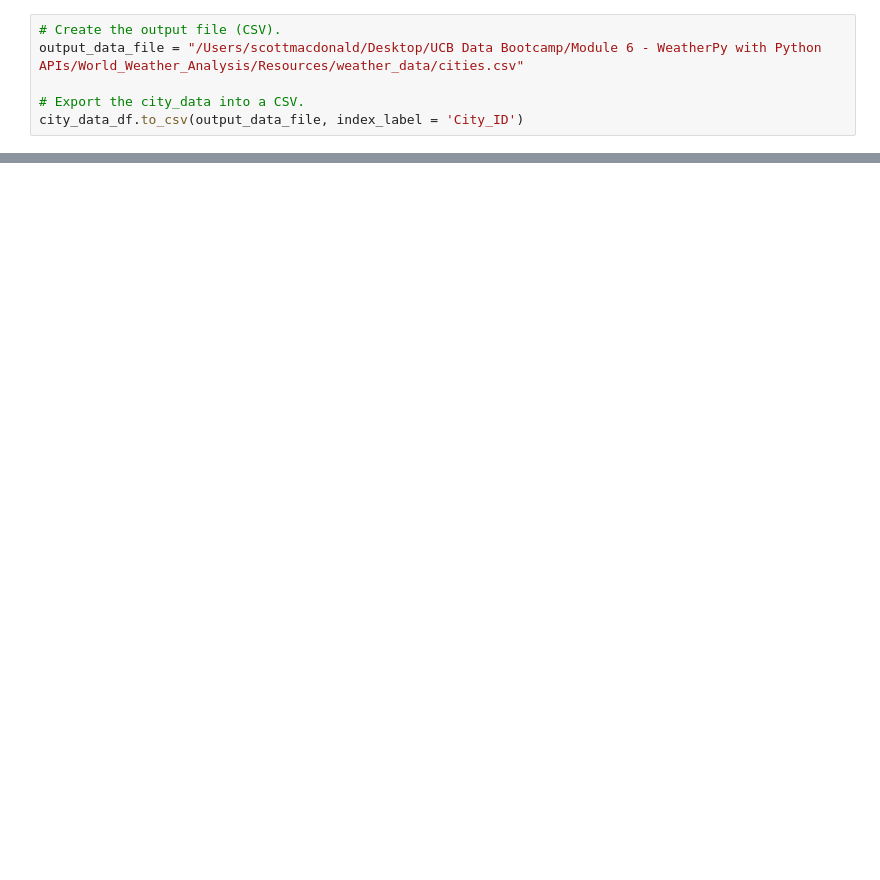
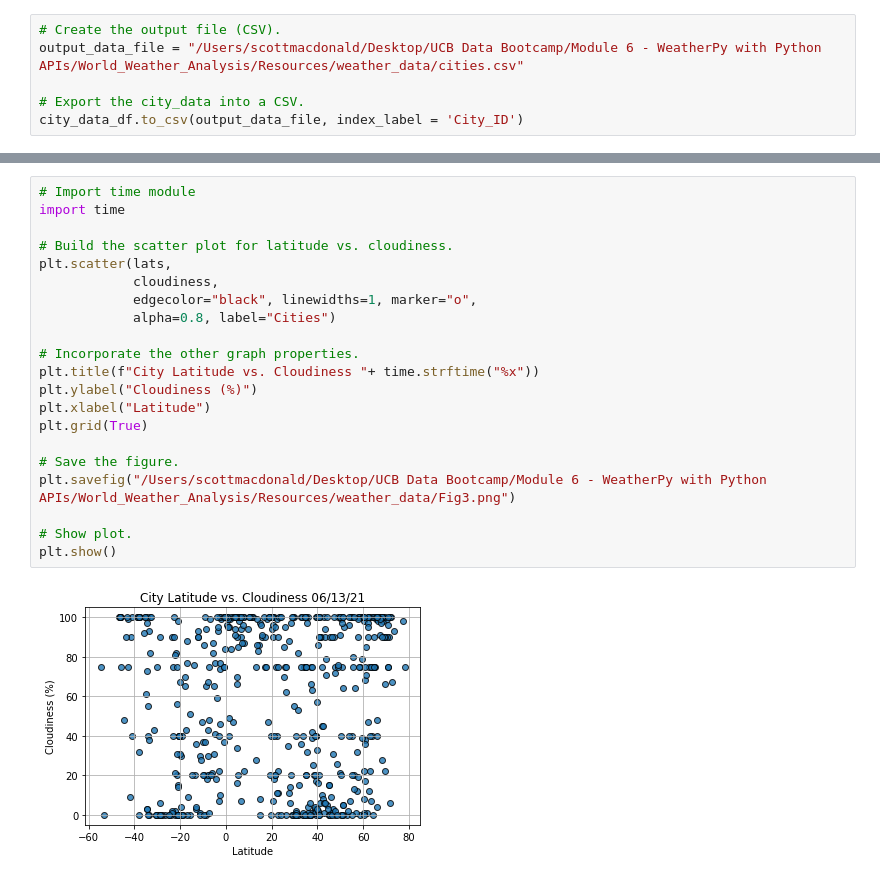
Before and after one commit to sqrtofpi/World_Weather_Analysis, a Jupyter notebook: WeatherPy.ipynb, the cells around one changed output, grey strips where cells are left out. Cells and saved outputs as stored; diff of their text form; blank space fills up the shorter version.

```diff
--- a/WeatherPy.ipynb
+++ b/WeatherPy.ipynb
@@ -167,0 +221,23 @@ city_data_df.to_csv(output_data_file, index_label = 'City_ID')
+# %%
+# Import time module
+import time
+
+# Build the scatter plot for latitude vs. cloudiness.
+plt.scatter(lats,
+            cloudiness,
+            edgecolor="black", linewidths=1, marker="o",
+            alpha=0.8, label="Cities")
+
+# Incorporate the other graph properties.
+plt.title(f"City Latitude vs. Cloudiness "+ time.strftime("%x"))
+plt.ylabel("Cloudiness (%)")
+plt.xlabel("Latitude")
+plt.grid(True)
+
+# Save the figure.
+plt.savefig("/Users/scottmacdonald/Desktop/UCB Data Bootcamp/Module 6 - WeatherPy with Python APIs/World_Weather_Analysis/Resources/weather_data/Fig3.png")
+
+# Show plot.
+plt.show()
+# %% [output]
+[figure, added]
```
Also changed, not shown: parts of 9 cells of this notebook, 1 other file.
